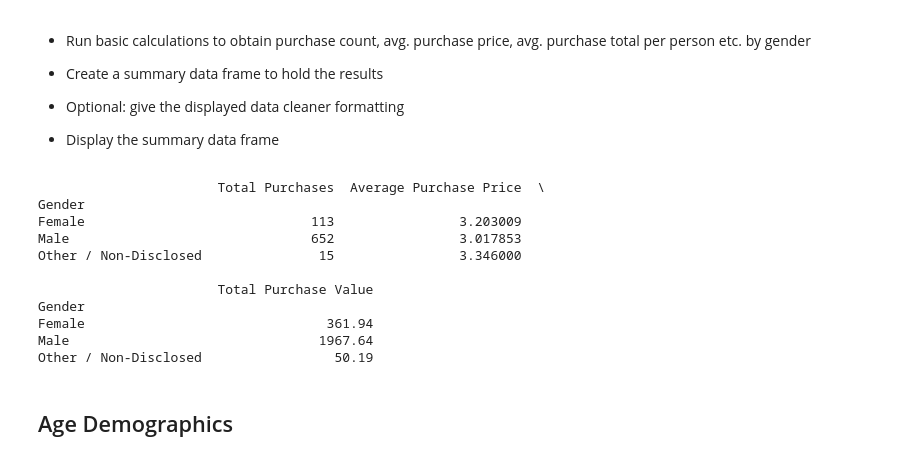
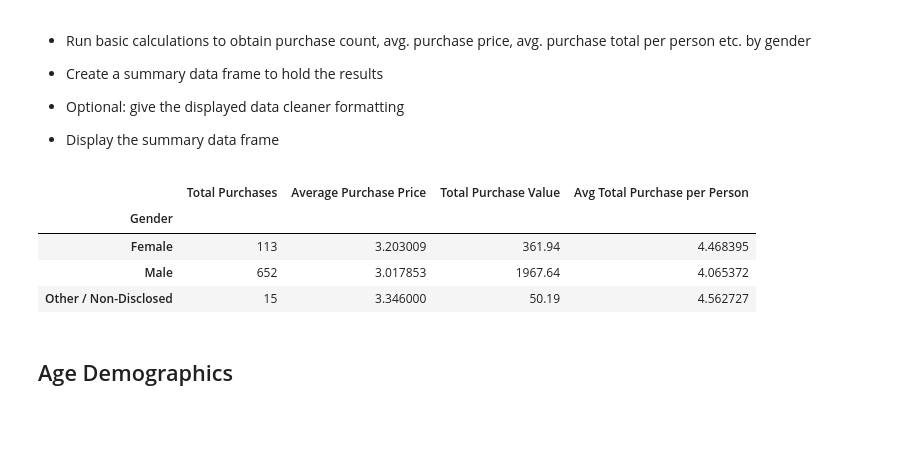
Before and after one commit to sydnipierce/pandas-challenge, a Jupyter notebook: HeroesOfPymoli/pymoli.ipynb, the cells around one changed output. Cells and saved outputs as stored; diff of their text form; code cells hidden in the pictures; blank space fills up the shorter version.

```diff
--- a/HeroesOfPymoli/pymoli.ipynb
+++ b/HeroesOfPymoli/pymoli.ipynb
@@ -196,36 +196,45 @@ Other / Non-Disclosed             11               1.909722
 # %%
 # Create a df grouped by gender
 gender_pur_df = main_df.groupby("Gender")
 
 # Calculate the total purchases by gender
 pur_count_gender = gender_pur_df["Purchase ID"].count()
 pur_count_gender
 
 # Calculate the average purchase price by gender
 avg_price_gender = gender_pur_df["Price"].mean()
 avg_price_gender
 
 # Calculate the total purchase value by gender
 total_pur_gender = gender_pur_df["Price"].sum()
 total_pur_gender
 
+# Calculate the average total purchases per person by gender
+gender_group_df = main_df.groupby(["SN"])
+# print(gender_group_df)
+
+gpur_per_pers_df = gender_group_df["Price"].sum()
+# print(gpur_per_pers_df)
+
+merge_gpurch_df = pd.merge(unique_gender_df, gpur_per_pers_df, how='left', on='SN')
+# print(merge_gpurch_df)
+
+gmerge_group_df = merge_gpurch_df.groupby(['Gender'])
+gpurch_per_pers_gen = gmerge_group_df["Price_y"].mean()
+# print(gpurch_per_pers_gen)
+
 # Create a summary table showing purchase stats by gender
-gender_per_pers = pd.DataFrame({"Total Purchases": pur_count_gender,
+summary_purch_gender = pd.DataFrame({"Total Purchases": pur_count_gender,
                                "Average Purchase Price": avg_price_gender,
-                               "Total Purchase Value": total_pur_gender})
-print(gender_per_pers)
+                               "Total Purchase Value": total_pur_gender,
+                               "Avg Total Purchase per Person": gpurch_per_pers_gen})
+summary_purch_gender
 # %% [output]
-                       Total Purchases  Average Purchase Price  \
-Gender
-Female                             113                3.203009
-Male                               652                3.017853
-Other / Non-Disclosed               15                3.346000
-
-                       Total Purchase Value
-Gender
-Female                               361.94
-Male                                1967.64
-Other / Non-Disclosed                 50.19
+|  | Total Purchases | Average Purchase Price | Total Purchase Value | Avg Total Purchase per Person |
+| Gender |  |  |  |  |
+| Female | 113 | 3.203009 | 361.94 | 4.468395 |
+| Male | 652 | 3.017853 | 1967.64 | 4.065372 |
+| Other / Non-Disclosed | 15 | 3.346000 | 50.19 | 4.562727 |
 # %% [markdown]
 ## Age Demographics
 # %% [markdown]
```
Also changed, not shown: parts of 1 cell of this notebook.
